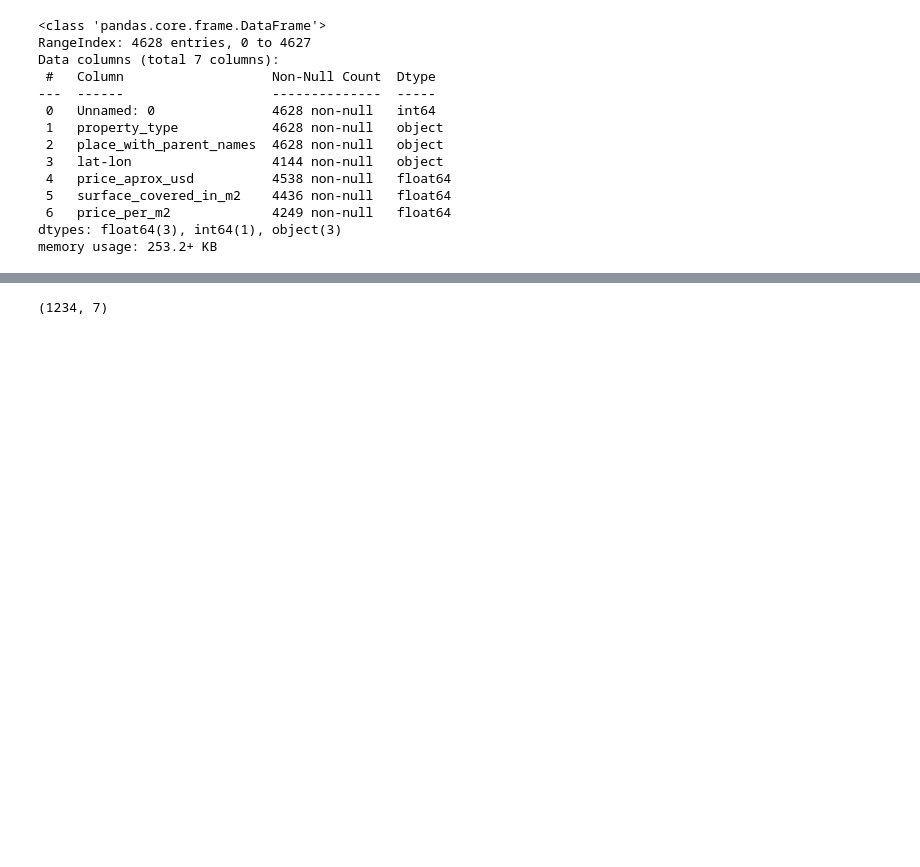
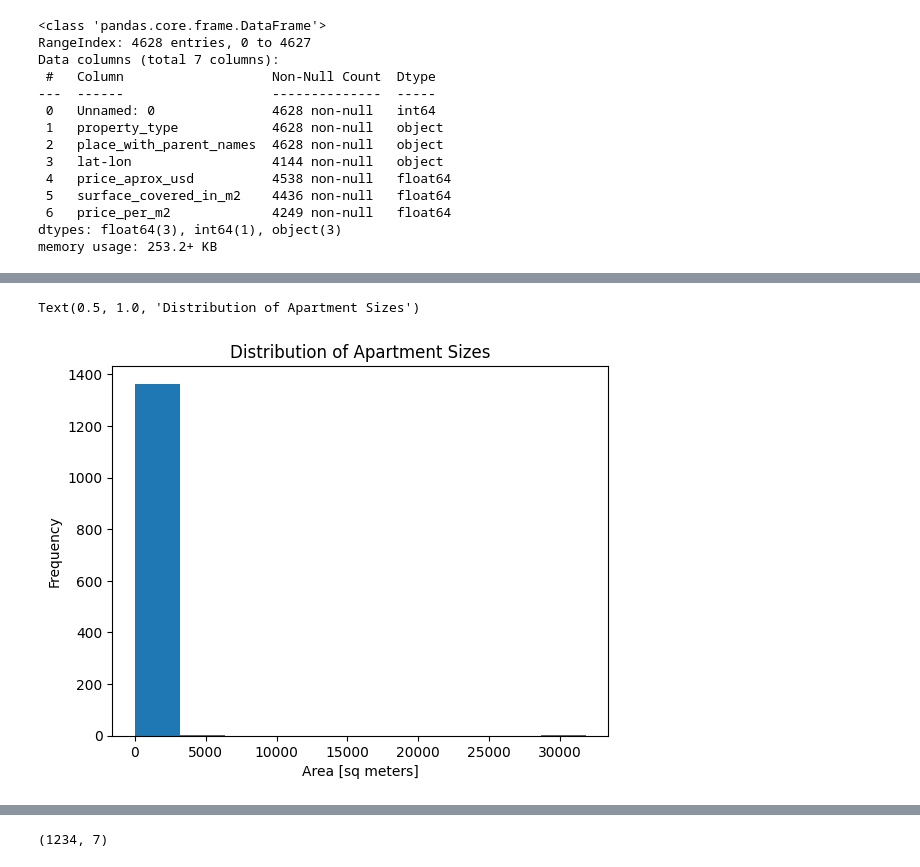
Before and after one commit to Dannysesi/Data_Science-learning, a Jupyter notebook: mexico_EDA/mexico.ipynb, the cells around one changed output, grey strips where cells are left out. Cells and saved outputs as stored; diff of their text form; code cells hidden in the pictures; blank space fills up the shorter version.

```diff
--- a/mexico_EDA/mexico.ipynb
+++ b/mexico_EDA/mexico.ipynb
@@ -40,0 +57,7 @@ data = data[mask_ba & mask_apt & mask_price]
+# %%
+data['surface_covered_in_m2'].plot.hist()
+plt.xlabel('Area [sq meters]')
+plt.title('Distribution of Apartment Sizes')
+# %% [output]
+Text(0.5, 1.0, 'Distribution of Apartment Sizes')
+[figure, added]
```
Also changed, not shown: parts of 4 cells of this notebook.
